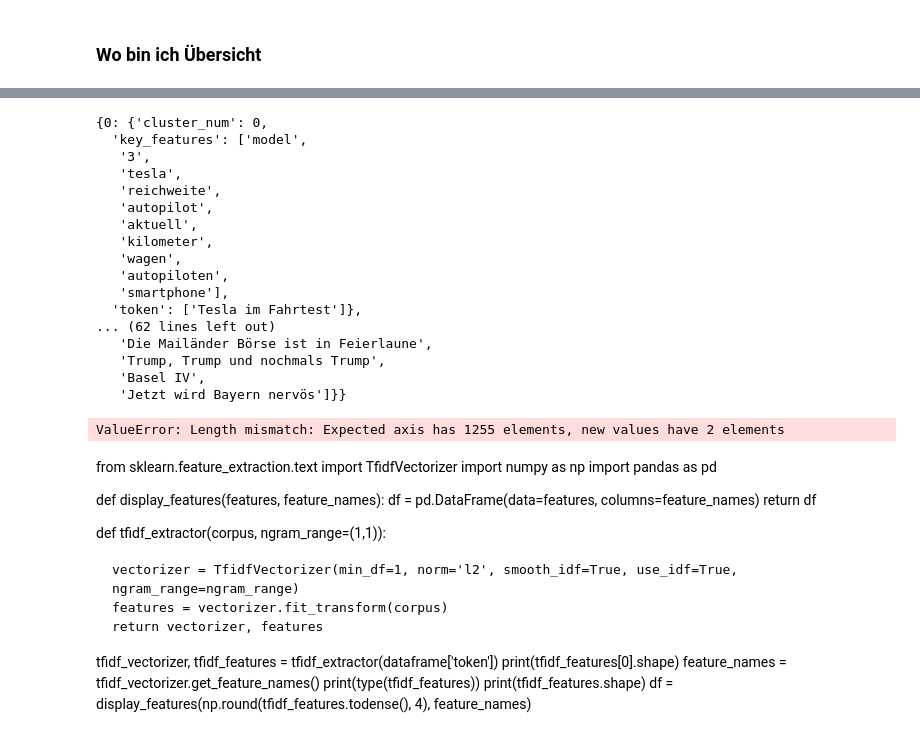
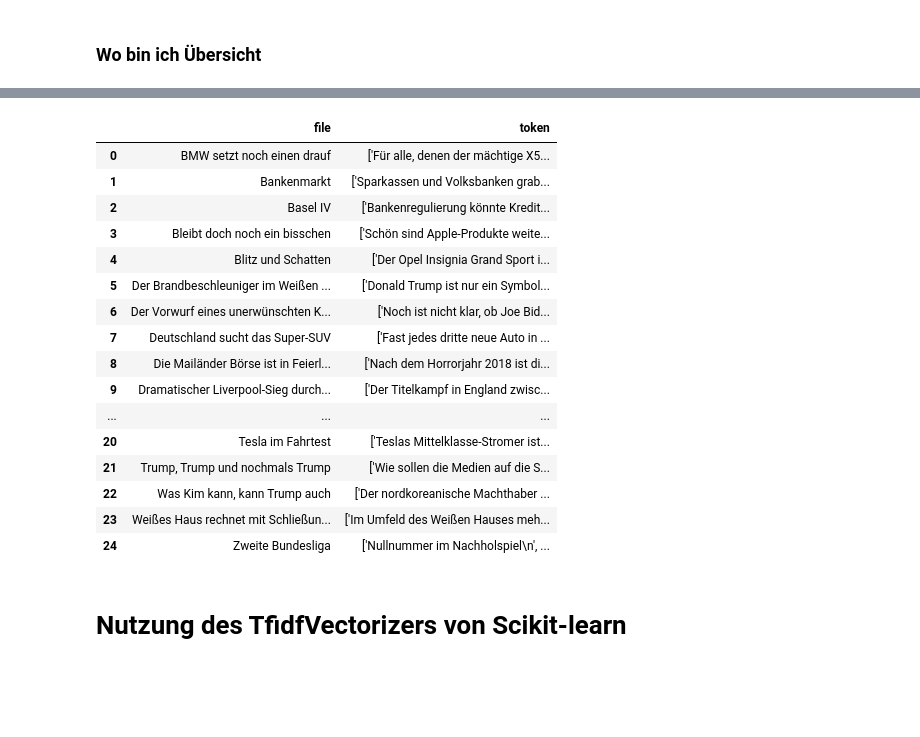
Before and after one commit to stephanaccantec/TDWI, a Jupyter notebook: TDWI/NLP_from_Scratch.ipynb, the cells around one changed output, grey strips where cells are left out. Cells and saved outputs as stored; diff of their text form; code cells hidden in the pictures; blank space fills up the shorter version.

```diff
--- a/TDWI/NLP_from_Scratch.ipynb
+++ b/TDWI/NLP_from_Scratch.ipynb
@@ -729,50 +916,27 @@ for cluster_num in range(total_clusters):
-# %%
-cluster_details
-# %% [output]
-{0: {'cluster_num': 0,
-  'key_features': ['model',
-   '3',
-   'tesla',
-   'reichweite',
-   'autopilot',
-   'aktuell',
-   'kilometer',
-   'wagen',
-   'autopiloten',
-   'smartphone'],
-  'token': ['Tesla im Fahrtest']},
-... (62 lines left out)
-   'Die Mailänder Börse ist in Feierlaune',
-   'Trump, Trump und nochmals Trump',
-   'Basel IV',
-   'Jetzt wird Bayern nervös']}}
 # %%
 import pandas as pd
 
-dataframe = pd.DataFrame.from_dict(tokenized, orient = 'index')
+dataframe = pd.DataFrame.from_dict(documents, orient = 'index')
 dataframe.reset_index(level=0, inplace=True)
 dataframe.columns = ['file', 'token']
-#dataframe
+dataframe = dataframe.sort_values(by=['file'])
+dataframe = dataframe.reset_index(drop=True)
+dataframe
 # %% [output]
-ValueError: Length mismatch: Expected axis has 1255 elements, new values have 2 elements
+|  | file | token |
+| 0 | BMW setzt noch einen drauf | ['Für alle, denen der mächtige X5... |
+| 1 | Bankenmarkt | ['Sparkassen und Volksbanken grab... |
+| 2 | Basel IV | ['Bankenregulierung könnte Kredit... |
+| 3 | Bleibt doch noch ein bisschen | ['Schön sind Apple-Produkte weite... |
+| 4 | Blitz und Schatten | ['Der Opel Insignia Grand Sport i... |
+| 5 | Der Brandbeschleuniger im Weißen ... | ['Donald Trump ist nur ein Symbol... |
+| 6 | Der Vorwurf eines unerwünschten K... | ['Noch ist nicht klar, ob Joe Bid... |
+| 7 | Deutschland sucht das Super-SUV | ['Fast jedes dritte neue Auto in ... |
+| 8 | Die Mailänder Börse ist in Feierl... | ['Nach dem Horrorjahr 2018 ist di... |
+| 9 | Dramatischer Liverpool-Sieg durch... | ['Der Titelkampf in England zwisc... |
+| ... | ... | ... |
+| 20 | Tesla im Fahrtest | ['Teslas Mittelklasse-Stromer ist... |
+| 21 | Trump, Trump und nochmals Trump | ['Wie sollen die Medien auf die S... |
+| 22 | Was Kim kann, kann Trump auch | ['Der nordkoreanische Machthaber ... |
+| 23 | Weißes Haus rechnet mit Schließun... | ['Im Umfeld des Weißen Hauses meh... |
+| 24 | Zweite Bundesliga | ['Nullnummer im Nachholspiel\n', ... |
-# %% [markdown]
-from sklearn.feature_extraction.text import TfidfVectorizer
-import numpy as np
-import pandas as pd
-
-def display_features(features, feature_names):
-    df = pd.DataFrame(data=features, columns=feature_names)
-    return df
-
-def tfidf_extractor(corpus, ngram_range=(1,1)):
-
-    vectorizer = TfidfVectorizer(min_df=1, norm='l2', smooth_idf=True, use_idf=True, ngram_range=ngram_range)
-    features = vectorizer.fit_transform(corpus)
-    return vectorizer, features
-
-tfidf_vectorizer, tfidf_features = tfidf_extractor(dataframe['token'])
-print(tfidf_features[0].shape)
-feature_names = tfidf_vectorizer.get_feature_names()
-print(type(tfidf_features))
-print(tfidf_features.shape)
-df = display_features(np.round(tfidf_features.todense(), 4), feature_names)
@@ -778,0 +959,2 @@ df = display_features(np.round(tfidf_features.todense(), 4), feature_names)
+# %% [markdown]
+# Nutzung des TfidfVectorizers von Scikit-learn
```
Also changed, not shown: parts of 105 cells of this notebook, 12 other files.
